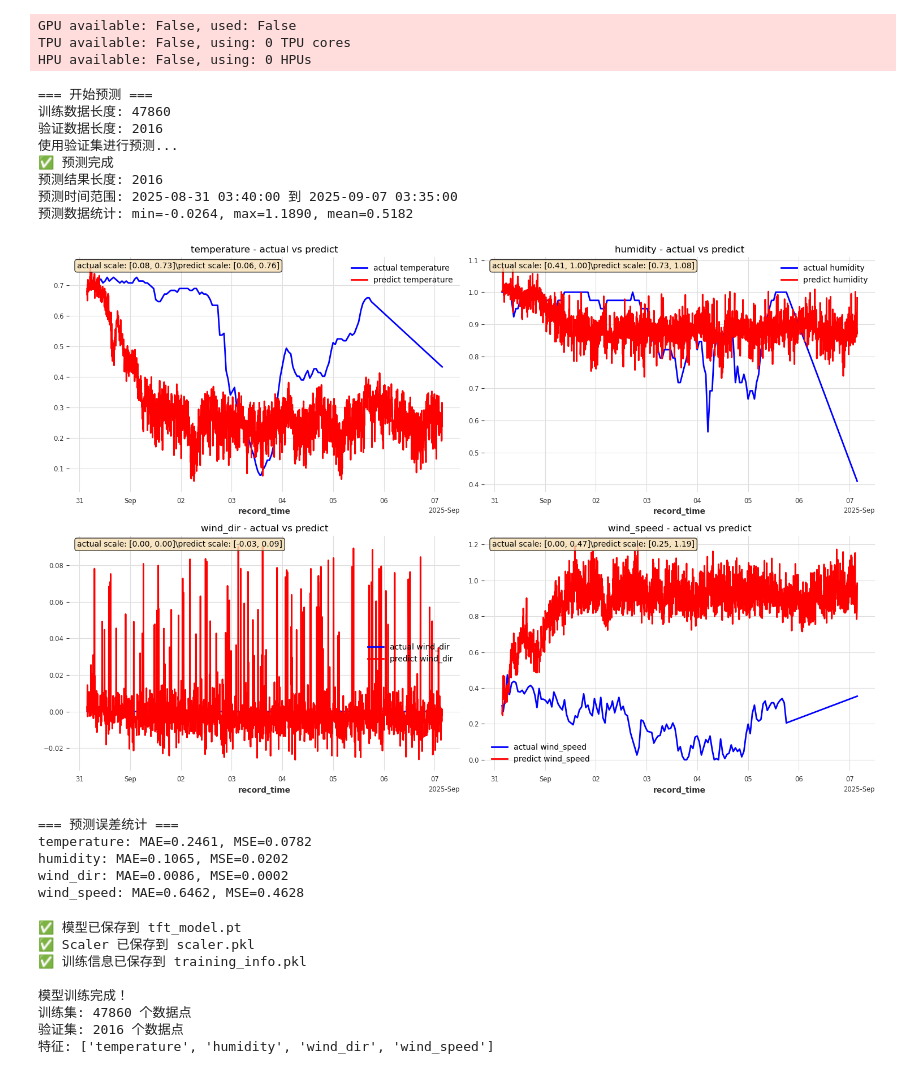
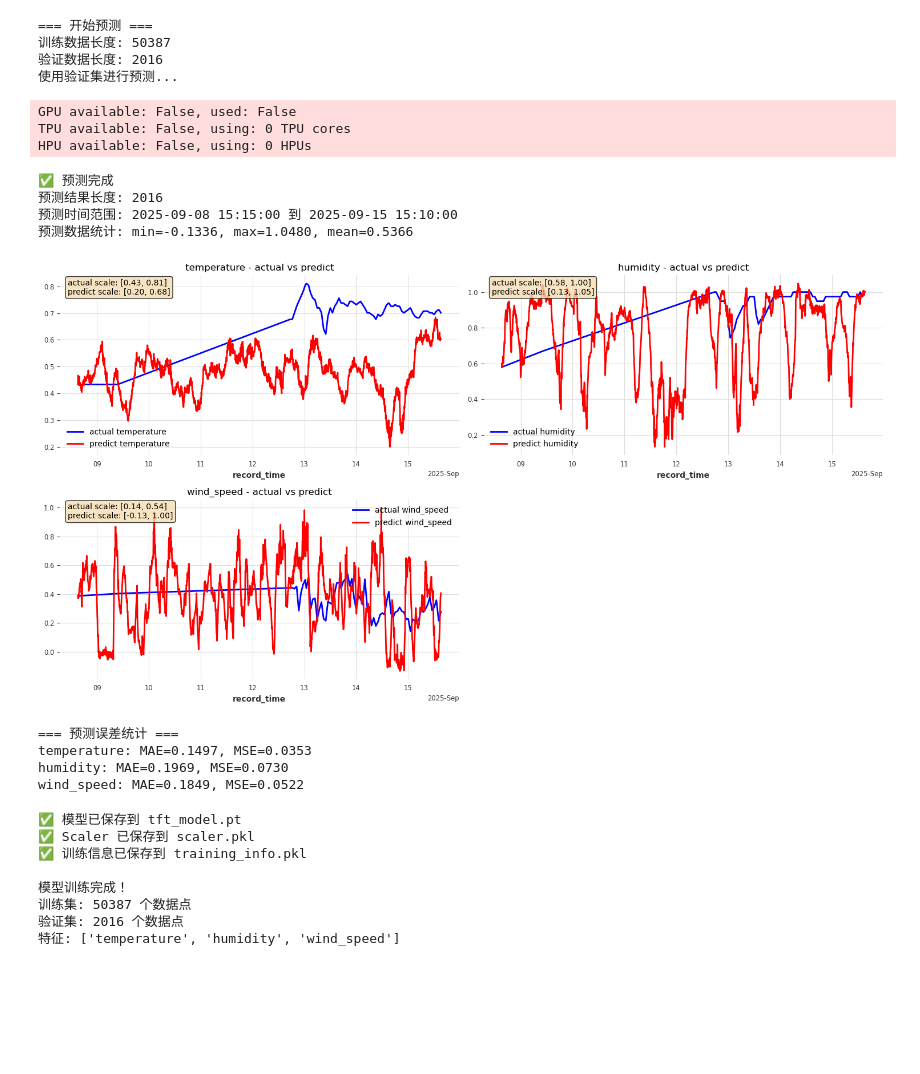
Before and after one commit to JekYUlll/microclimate_demo, a Jupyter notebook: train.ipynb, the cells around one changed output. Saved outputs shown, nothing was run; the diff lists cells and outputs as text; code cells hidden in the pictures; blank space fills up the shorter version.

```diff
--- a/train.ipynb
+++ b/train.ipynb
@@ -2,6 +2,14 @@
 # ============================================
 # 1. 导入依赖
 # ============================================
+import warnings
+import os
+
+# 抑制警告信息
+warnings.filterwarnings('ignore', category=FutureWarning)
+warnings.filterwarnings('ignore', category=UserWarning)
+os.environ['TQDM_DISABLE'] = '1'
+
 import pandas as pd
 import matplotlib.pyplot as plt
 import mysql.connector
@@ -10,3 +18,6 @@ import numpy as np
 from darts import TimeSeries
 from darts.models import TFTModel
 from darts.dataprocessing.transformers import Scaler
+
+# 定义特征列（统一管理）
+FEATURES = ["temperature", "humidity", "wind_speed"]
@@ -109,7 +119,7 @@ print(f"时间范围: {df_train['record_time'].min()} 到 {df_train['record_time
 df_train["record_time"] = pd.to_datetime(df_train["record_time"], errors="coerce").dt.tz_localize(None)
 
 # ✅ 只保留需要的数值列 + 时间列
-value_cols = ["temperature", "humidity", "wind_dir", "wind_speed"]
+value_cols = FEATURES
 df_train[value_cols] = df_train[value_cols].apply(pd.to_numeric, errors="coerce")
 
 # ✅ 设置时间为索引并重采样 (这里用 5 分钟，可以改成 '1H' 等)
@@ -171,7 +181,7 @@ model = TFTModel(
     input_chunk_length=24,   # 输入窗口 24 步
     output_chunk_length=6,   # 预测未来 6 步
     hidden_size=32,
-    n_epochs=1,             # 训练轮数
+    n_epochs=20,            # 训练轮数
     batch_size=16,
     add_relative_index=True,
     random_state=42,
@@ -238,8 +248,8 @@ else:
             print("⚠️ 警告：预测结果全为NaN")
 
         # 绘制结果
-        plt.figure(figsize=(15, 10))
-        for i, col in enumerate(['temperature', 'humidity', 'wind_dir', 'wind_speed']):
+        plt.figure(figsize=(15, 8))
+        for i, col in enumerate(FEATURES):
             plt.subplot(2, 2, i+1)
             val_series = val.univariate_component(col)
             forecast_series = forecast.univariate_component(col)
@@ -248,52 +258,51 @@ else:
             forecast_series.plot(label=f"predict {col}", color='red', linewidth=2)
 
             plt.title(f"{col} - actual vs predict")
             plt.legend()
             plt.grid(True)
 
             # 数值范围
             plt.text(
                 0.02, 0.98,
-                f"actual scale: [{val_series.values().min():.2f}, {val_series.values().max():.2f}]\predict scale: [{forecast_series.values().min():.2f}, {forecast_series.values().max():.2f}]",
+                f"actual scale: [{val_series.values().min():.2f}, {val_series.values().max():.2f}]\npredict scale: [{forecast_series.values().min():.2f}, {forecast_series.values().max():.2f}]",
                 transform=plt.gca().transAxes,
                 verticalalignment='top',
                 bbox=dict(boxstyle='round', facecolor='wheat', alpha=0.8)
             )
 
         plt.tight_layout()
         plt.show()
 
         # 误差指标
         from darts.metrics import mae, mse
         print("\n=== 预测误差统计 ===")
-        for col in ['temperature', 'humidity', 'wind_dir', 'wind_speed']:
+        for col in FEATURES:
             actual = val.univariate_component(col)
             predicted = forecast.univariate_component(col)
 
             print(f"{col}: MAE={mae(actual, predicted):.4f}, MSE={mse(actual, predicted):.4f}")
 
     except Exception as e:
         print(f"❌ 预测失败: {e}")
         import traceback
         traceback.print_exc()
 # %% [output]
-GPU available: False, used: False
-TPU available: False, using: 0 TPU cores
-HPU available: False, using: 0 HPUs
+=== 开始预测 ===
+训练数据长度: 50387
+验证数据长度: 2016
+使用验证集进行预测...
-=== 开始预测 ===
-训练数据长度: 47860
-验证数据长度: 2016
-使用验证集进行预测...
-✅ 预测完成
-预测结果长度: 2016
-预测时间范围: 2025-08-31 03:40:00 到 2025-09-07 03:35:00
-预测数据统计: min=-0.0264, max=1.1890, mean=0.5182
+GPU available: False, used: False
+TPU available: False, using: 0 TPU cores
+HPU available: False, using: 0 HPUs
+✅ 预测完成
+预测结果长度: 2016
+预测时间范围: 2025-09-08 15:15:00 到 2025-09-15 15:10:00
+预测数据统计: min=-0.1336, max=1.0480, mean=0.5366
-[figure, old version]
+[figure, new version]
-=== 预测误差统计 ===
-temperature: MAE=0.2461, MSE=0.0782
-humidity: MAE=0.1065, MSE=0.0202
-wind_dir: MAE=0.0086, MSE=0.0002
-wind_speed: MAE=0.6462, MSE=0.4628
+=== 预测误差统计 ===
+temperature: MAE=0.1497, MSE=0.0353
+humidity: MAE=0.1969, MSE=0.0730
+wind_speed: MAE=0.1849, MSE=0.0522
 # %%
 # ============================================
 # 8. 保存模型和Scaler
@@ -317,7 +326,7 @@ training_info = {
     "freq": "5min",
     "input_chunk_length": 24,
     "output_chunk_length": 6,
-    "features": ["temperature", "humidity", "wind_dir", "wind_speed"]
+    "features": FEATURES
 }
 with open("training_info.pkl", "wb") as f:
     pickle.dump(training_info, f)
@@ -333,9 +342,9 @@ print(f"特征: {training_info['features']}")
 ✅ 训练信息已保存到 training_info.pkl
 
 模型训练完成！
-训练集: 47860 个数据点
+训练集: 50387 个数据点
 验证集: 2016 个数据点
-特征: ['temperature', 'humidity', 'wind_dir', 'wind_speed']
+特征: ['temperature', 'humidity', 'wind_speed']
 # %%
 # ============================================
 # 9. 数据质量检查和诊断
```
Also changed, not shown: parts of 8 cells of this notebook, 5 other files.
